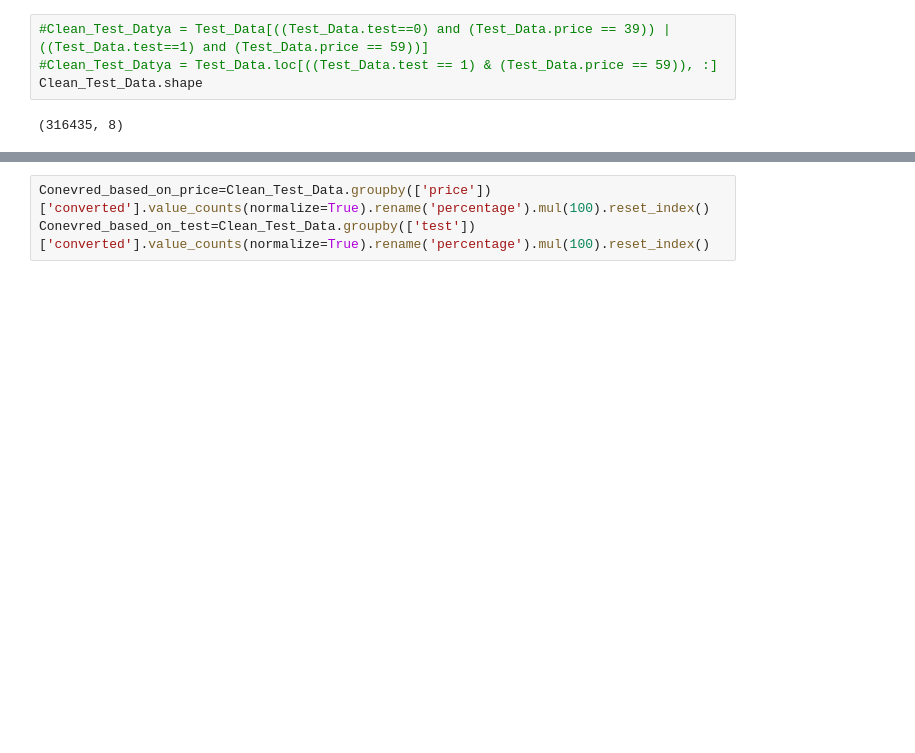
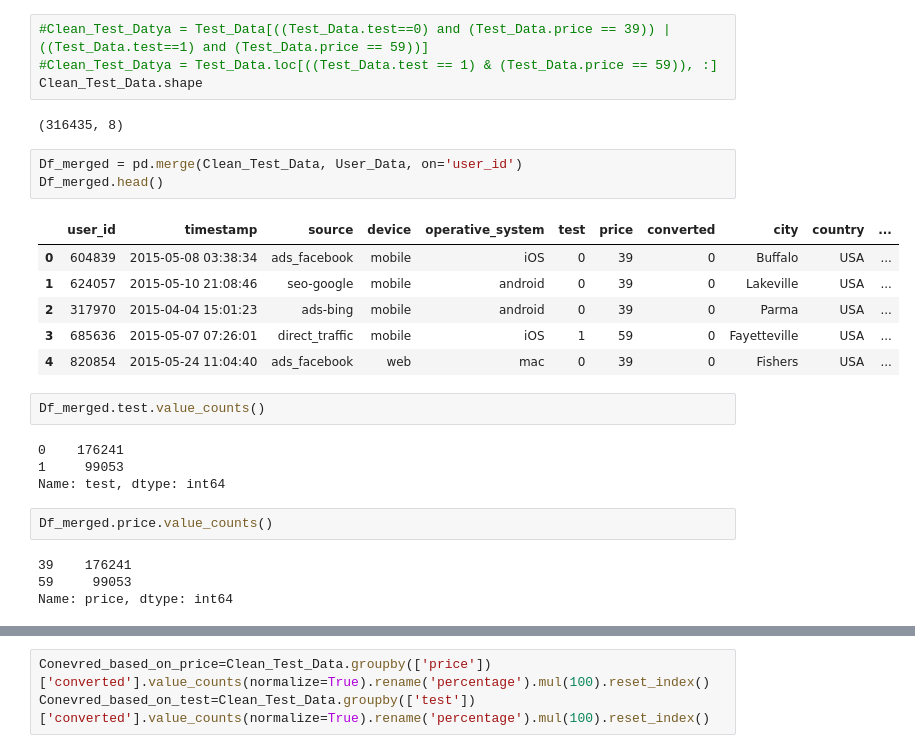
Before and after one commit to MFazel1/Data-Challenge-2, a Jupyter notebook: A:B testing on price/A:B Testing.ipynb, the cells around one changed output, grey strips where cells are left out. Saved outputs shown, nothing was run; the diff lists cells and outputs as text; blank space fills up the shorter version.

```diff
--- a/A:B testing on price/A:B Testing.ipynb
+++ b/A:B testing on price/A:B Testing.ipynb
@@ -91,3 +91,25 @@ Clean_Test_Data = Clean_Test_Data.drop(Clean_Test_Data[(Clean_Test_Data.test ==1
 Clean_Test_Data.shape
 # %% [output]
 (316435, 8)
+# %%
+Df_merged = pd.merge(Clean_Test_Data, User_Data, on='user_id')
+Df_merged.head()
+# %% [output]
+|  | user_id | timestamp | source | device | operative_system | test | price | converted | city | country | ... |
+| 0 | 604839 | 2015-05-08 03:38:34 | ads_facebook | mobile | iOS | 0 | 39 | 0 | Buffalo | USA | ... |
+| 1 | 624057 | 2015-05-10 21:08:46 | seo-google | mobile | android | 0 | 39 | 0 | Lakeville | USA | ... |
+| 2 | 317970 | 2015-04-04 15:01:23 | ads-bing | mobile | android | 0 | 39 | 0 | Parma | USA | ... |
+| 3 | 685636 | 2015-05-07 07:26:01 | direct_traffic | mobile | iOS | 1 | 59 | 0 | Fayetteville | USA | ... |
+| 4 | 820854 | 2015-05-24 11:04:40 | ads_facebook | web | mac | 0 | 39 | 0 | Fishers | USA | ... |
+# %%
+Df_merged.test.value_counts()
+# %% [output]
+0    176241
+1     99053
+Name: test, dtype: int64
+# %%
+Df_merged.price.value_counts()
+# %% [output]
+39    176241
+59     99053
+Name: price, dtype: int64
```
Also changed, not shown: parts of 7 cells of this notebook.
